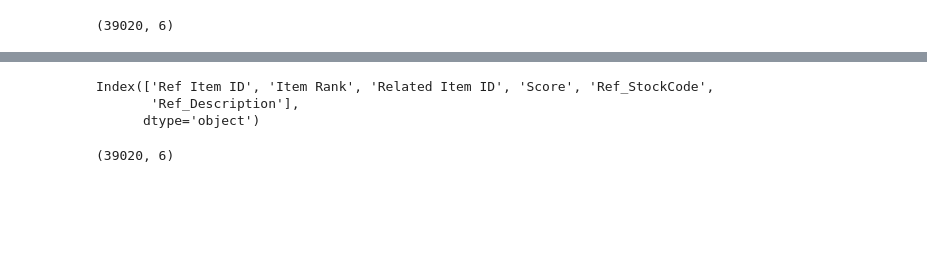
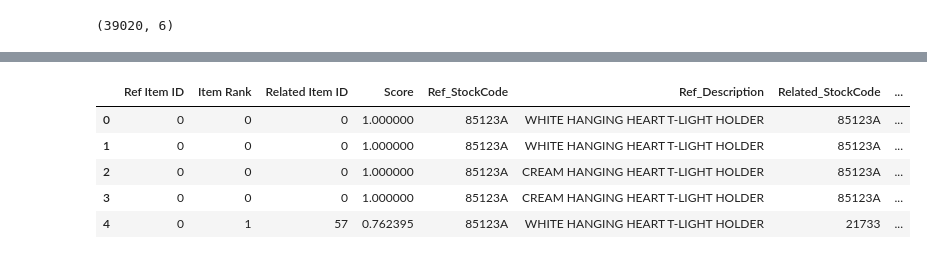
Before and after one commit to ZS-Weng/Machine_Learning, a Jupyter notebook: RecommenderSystem/Recommender_System_with_Implicit.ipynb, the cells around one changed output, grey strips where cells are left out. Cells and saved outputs as stored; diff of their text form; code cells hidden in the pictures; blank space fills up the shorter version.

```diff
--- a/RecommenderSystem/Recommender_System_with_Implicit.ipynb
+++ b/RecommenderSystem/Recommender_System_with_Implicit.ipynb
@@ -329,17 +329,19 @@ df_similar_item_temp.head()
 # %%
-df_similar_item = df_similar_item_temp.merge(df_item_desc,
+df_similar_item_final = df_similar_item_temp.merge(df_item_desc,
                     how="left",
                     left_on="Related Item ID",
                     right_on="item_id")
 # %%
-df_similar_item.drop(columns=['item_id'], inplace=True)
+df_similar_item_final.drop(columns=['item_id'], inplace=True)
-# %%
-df_similar_item_temp.columns
-# %% [output]
-Index(['Ref Item ID', 'Item Rank', 'Related Item ID', 'Score', 'Ref_StockCode',
-       'Ref_Description'],
-      dtype='object')
-# %%
-df_similar_item_temp.shape
-# %% [output]
-(39020, 6)
+# %%
+df_similar_item_final.columns = ['Ref Item ID', 'Item Rank', 'Related Item ID', 'Score', 'Ref_StockCode',
+       'Ref_Description', 'Related_StockCode', 'Related_Description']
+# %%
+df_similar_item_final.head()
+# %% [output]
+|  | Ref Item ID | Item Rank | Related Item ID | Score | Ref_StockCode | Ref_Description | Related_StockCode | ... |
+| 0 | 0 | 0 | 0 | 1.000000 | 85123A | WHITE HANGING HEART T-LIGHT HOLDER | 85123A | ... |
+| 1 | 0 | 0 | 0 | 1.000000 | 85123A | WHITE HANGING HEART T-LIGHT HOLDER | 85123A | ... |
+| 2 | 0 | 0 | 0 | 1.000000 | 85123A | CREAM HANGING HEART T-LIGHT HOLDER | 85123A | ... |
+| 3 | 0 | 0 | 0 | 1.000000 | 85123A | CREAM HANGING HEART T-LIGHT HOLDER | 85123A | ... |
+| 4 | 0 | 1 | 57 | 0.762395 | 85123A | WHITE HANGING HEART T-LIGHT HOLDER | 21733 | ... |
```
Also changed, not shown: parts of 6 cells of this notebook.
